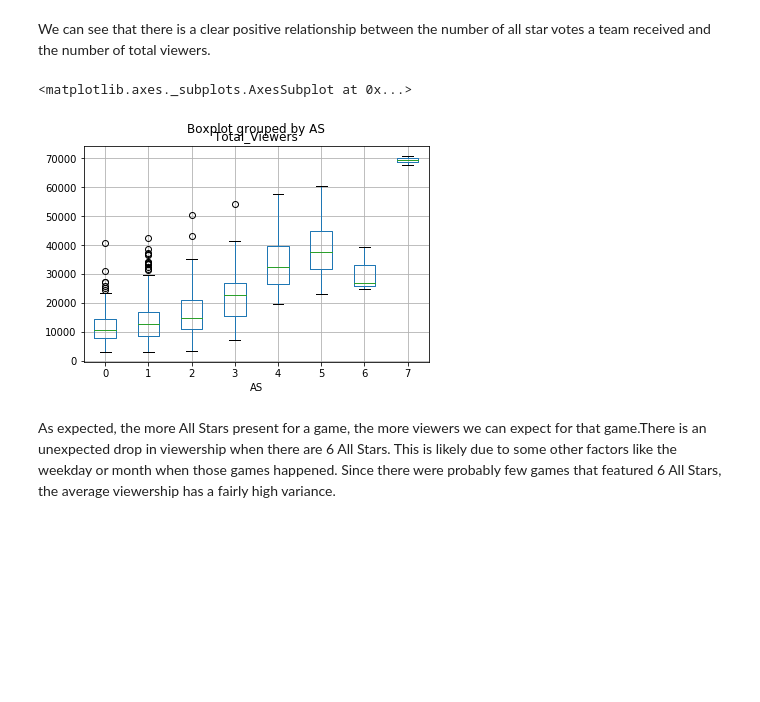
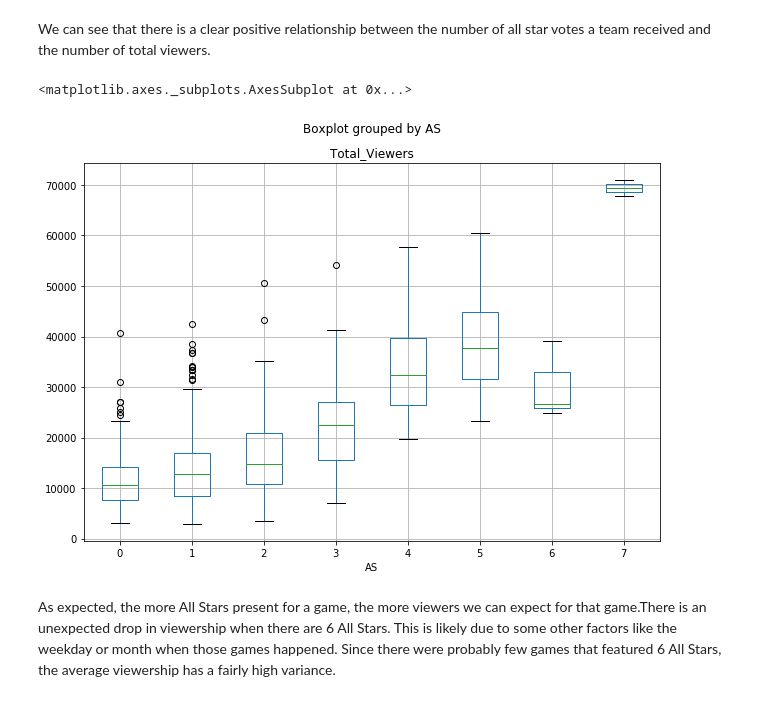
Before and after one commit to sdaht/NBA-Viewership, a Jupyter notebook: NBA_Viewership_exploration.ipynb, the cells around one changed output. Drawn from its saved outputs; the diff is of its cells as text; code cells hidden in the pictures; blank space fills up the shorter version.

```diff
--- a/NBA_Viewership_exploration.ipynb
+++ b/NBA_Viewership_exploration.ipynb
@@ -194,10 +191,10 @@ nba_2017.plot.scatter(x='Votes',y='Total_Viewers', title="All Star Votes vs Tota
 # %% [markdown]
 We can see that there is a clear positive relationship between the number of all star votes a team received and the number of total viewers.
 # %%
-nba_2017.boxplot(column='Total_Viewers', by='AS')
+nba_2017.boxplot(column='Total_Viewers', by='AS', figsize=(10,7))
 # %% [output]
 <matplotlib.axes._subplots.AxesSubplot at 0x...>
-[figure, old version]
+[figure, new version]
 # %% [markdown]
 As expected, the more All Stars present for a game, the more viewers we can expect for that game.There is an unexpected drop in viewership when there are 6 All Stars. This is likely due to some other factors like the weekday or month when those games happened. Since there were probably few games that featured 6 All Stars, the average viewership has a fairly high variance.
 # %%
```
Also changed, not shown: parts of 2 cells of this notebook.
